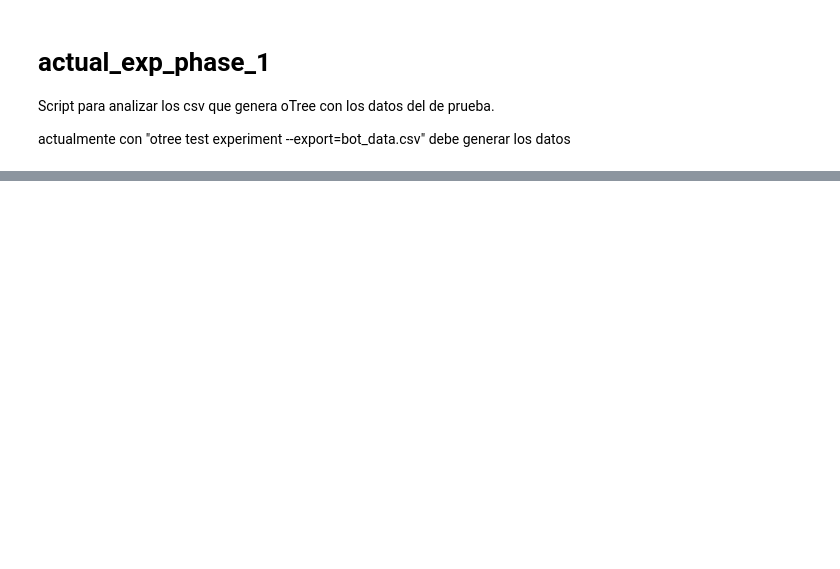
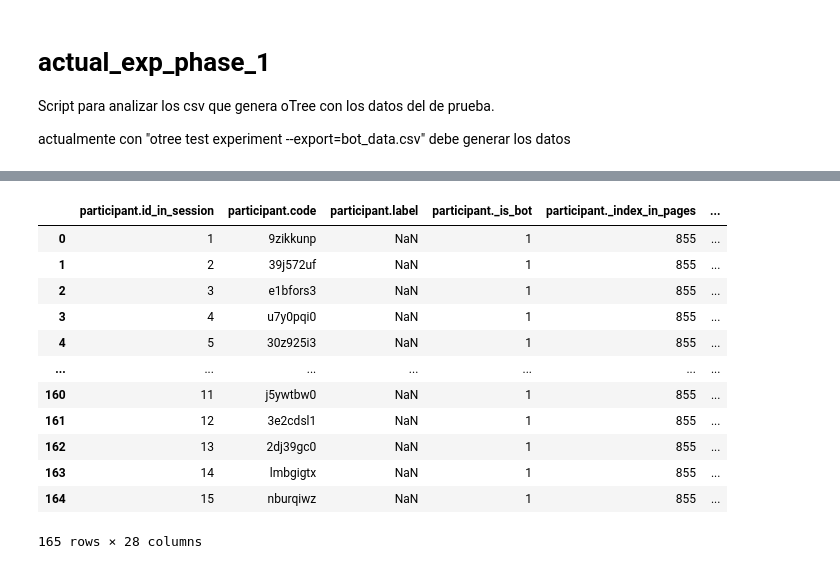
Before and after one commit to JoseShota/Experimento-IP, a Jupyter notebook: IP_Experiment/read_csv.ipynb, the cells around one changed output, grey strips where cells are left out. Saved outputs shown, nothing was run; the diff lists cells and outputs as text; code cells hidden in the pictures; blank space fills up the shorter version.

```diff
--- a/IP_Experiment/read_csv.ipynb
+++ b/IP_Experiment/read_csv.ipynb
@@ -27,0 +62,16 @@ last_session_code = (
+# %%
+stage_1[stage_1['session.code'] == last_session_code]
+# %% [output]
+|  | participant.id_in_session | participant.code | participant.label | participant._is_bot | participant._index_in_pages | ... |
+| 0 | 1 | 9zikkunp | NaN | 1 | 855 | ... |
+| 1 | 2 | 39j572uf | NaN | 1 | 855 | ... |
+| 2 | 3 | e1bfors3 | NaN | 1 | 855 | ... |
+| 3 | 4 | u7y0pqi0 | NaN | 1 | 855 | ... |
+| 4 | 5 | 30z925i3 | NaN | 1 | 855 | ... |
+| ... | ... | ... | ... | ... | ... | ... |
+| 160 | 11 | j5ywtbw0 | NaN | 1 | 855 | ... |
+| 161 | 12 | 3e2cdsl1 | NaN | 1 | 855 | ... |
+| 162 | 13 | 2dj39gc0 | NaN | 1 | 855 | ... |
+| 163 | 14 | lmbgigtx | NaN | 1 | 855 | ... |
+| 164 | 15 | nburqiwz | NaN | 1 | 855 | ... |
+165 rows × 28 columns
```
Also changed, not shown: parts of 8 cells of this notebook.
